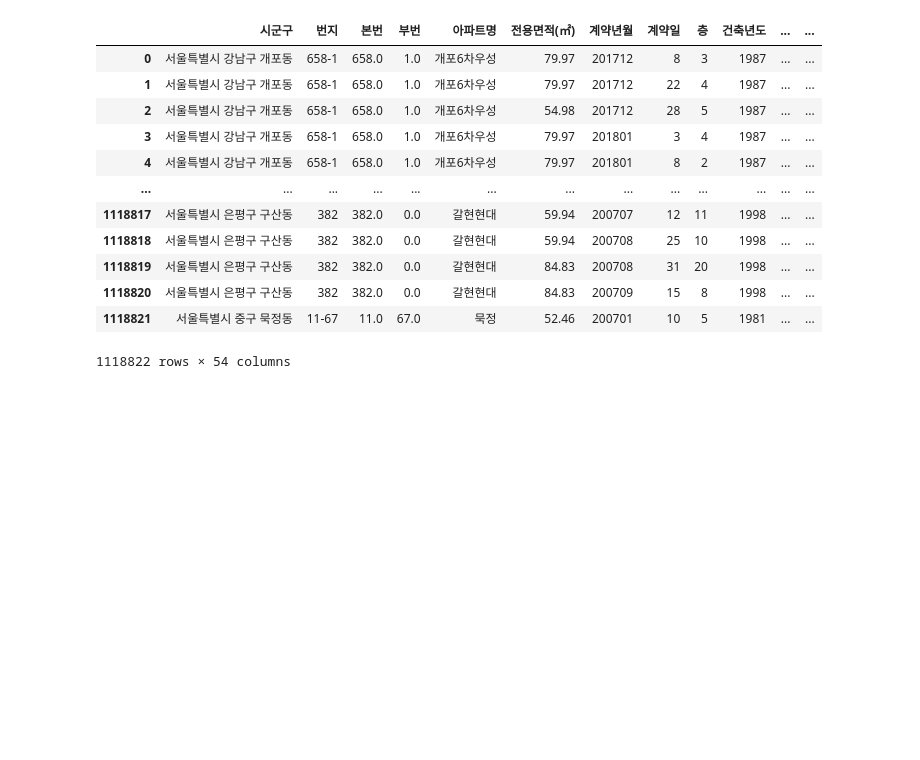
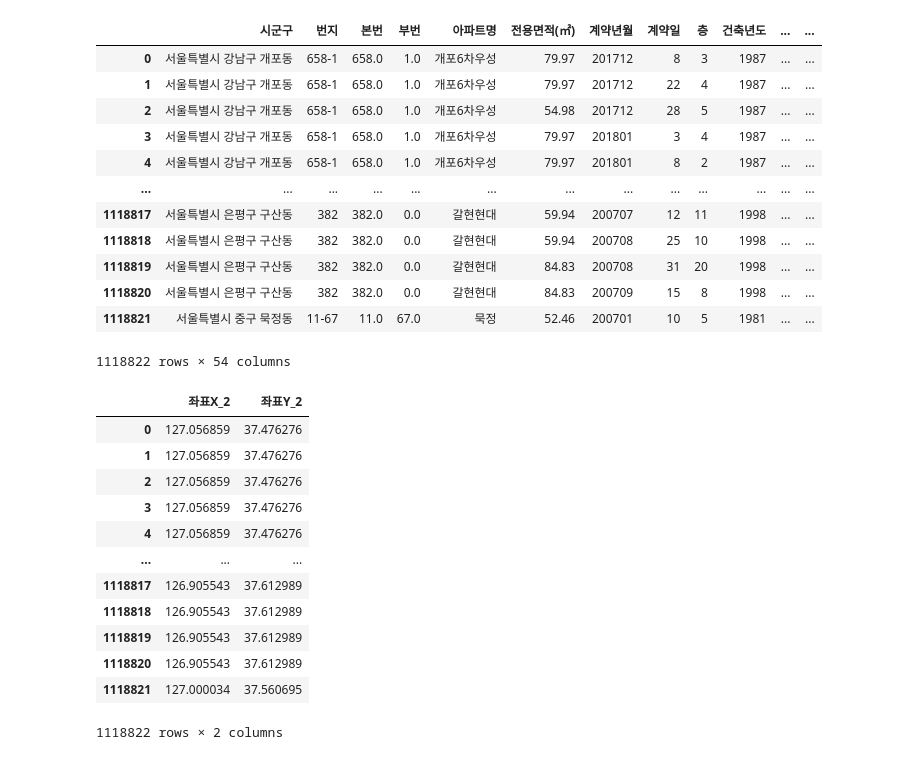
Before and after one commit to UpstageAILab3/upstage-ml-regression-ml5-pub, a Jupyter notebook: Preprocess_add_CompleteXY.ipynb, the cells around one changed output. Cells and saved outputs as stored; diff of their text form; code cells hidden in the pictures; blank space fills up the shorter version.

Commit message:
[feat] modify to create separate csv file containing only X, Y columns.

```diff
--- a/Preprocess_add_CompleteXY.ipynb
+++ b/Preprocess_add_CompleteXY.ipynb
@@ -33,10 +33,10 @@ isTrainSelected = 0
 
 if isTrainSelected:
     origin_filepath = '../train.csv'
-    target_filepath = 'train_add_newXY.csv'
+    target_filepath = 'newXY_for_train.csv'
 else:
     origin_filepath = '../test.csv'
-    target_filepath = 'test_add_newXY.csv'
+    target_filepath = 'newXY_for_test.csv'
 # %%
 dt = pd.read_csv(origin_filepath)
 # %%
@@ -300,4 +300,20 @@ dt
 | 1118820 | 서울특별시 은평구 구산동 | 382 | 382.0 | 0.0 | 갈현현대 | 84.83 | 200709 | 15 | 8 | 1998 | ... | ... |
 | 1118821 | 서울특별시 중구 묵정동 | 11-67 | 11.0 | 67.0 | 묵정 | 52.46 | 200701 | 10 | 5 | 1981 | ... | ... |
 1118822 rows × 54 columns
+# %%
+dt[['좌표X_2', '좌표Y_2']]
+# %% [output]
+|  | 좌표X_2 | 좌표Y_2 |
+| 0 | 127.056859 | 37.476276 |
+| 1 | 127.056859 | 37.476276 |
+| 2 | 127.056859 | 37.476276 |
+| 3 | 127.056859 | 37.476276 |
+| 4 | 127.056859 | 37.476276 |
+| ... | ... | ... |
+| 1118817 | 126.905543 | 37.612989 |
+| 1118818 | 126.905543 | 37.612989 |
+| 1118819 | 126.905543 | 37.612989 |
+| 1118820 | 126.905543 | 37.612989 |
+| 1118821 | 127.000034 | 37.560695 |
+1118822 rows × 2 columns
 # %%
```
Also changed, not shown: parts of 1 cell of this notebook.
